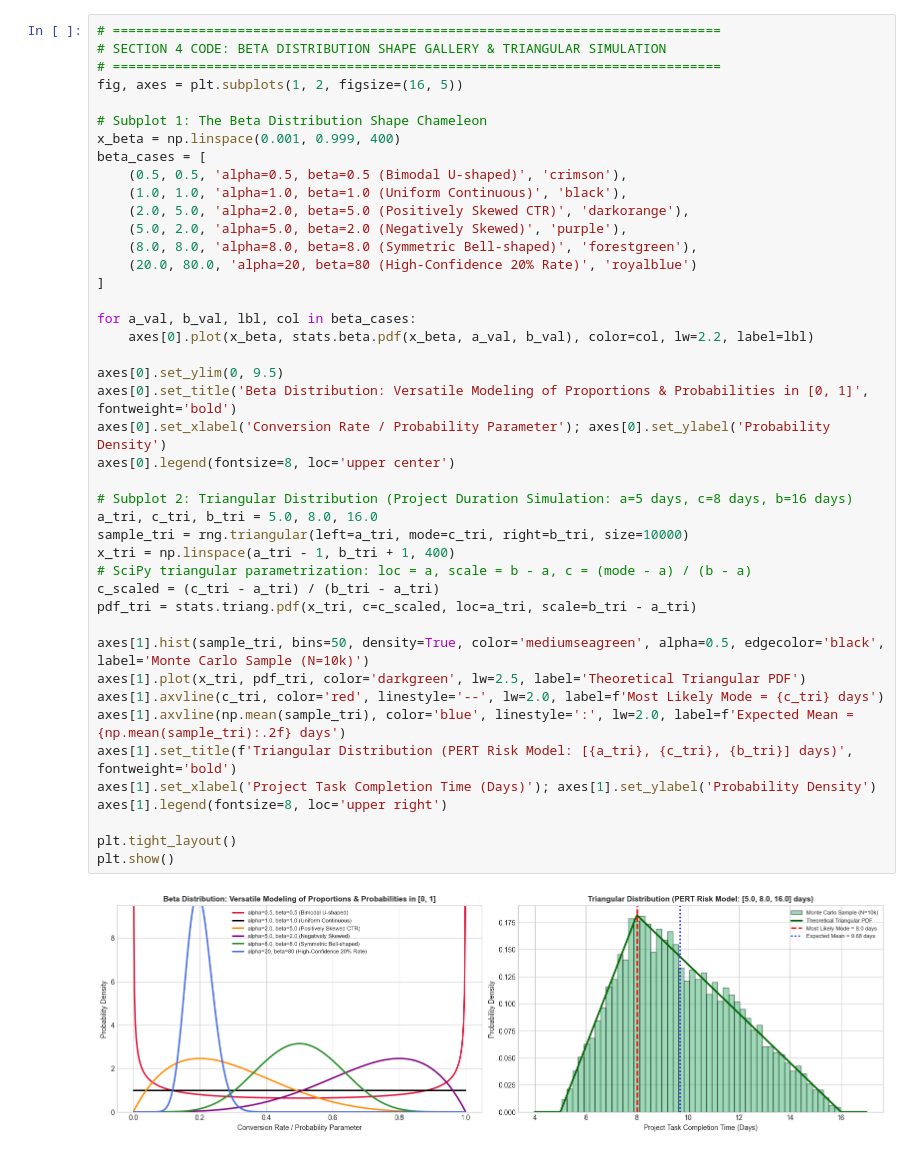
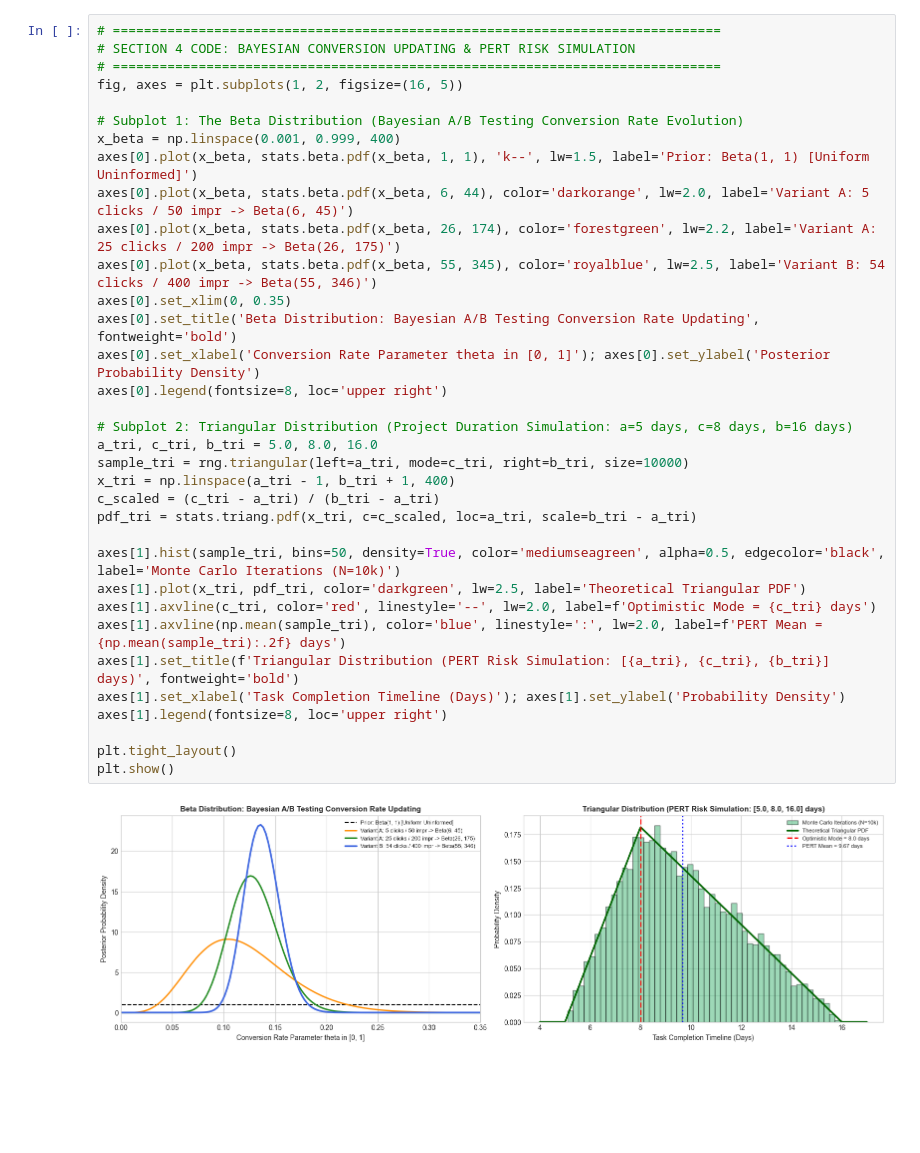
Before and after one commit to Abiads/CDAC-Data-Analytics, a Jupyter notebook: Day6/01_Continuous_Probability_Distributions.ipynb, the cells around one changed output. Cells and saved outputs as stored; diff of their text form; blank space fills up the shorter version.

```diff
--- a/Day6/01_Continuous_Probability_Distributions.ipynb
+++ b/Day6/01_Continuous_Probability_Distributions.ipynb
@@ -315,48 +371,39 @@ plt.show()
 # %%
 # ==============================================================================
-# SECTION 4 CODE: BETA DISTRIBUTION SHAPE GALLERY & TRIANGULAR SIMULATION
+# SECTION 4 CODE: BAYESIAN CONVERSION UPDATING & PERT RISK SIMULATION
 # ==============================================================================
 fig, axes = plt.subplots(1, 2, figsize=(16, 5))
 
-# Subplot 1: The Beta Distribution Shape Chameleon
+# Subplot 1: The Beta Distribution (Bayesian A/B Testing Conversion Rate Evolution)
 x_beta = np.linspace(0.001, 0.999, 400)
-beta_cases = [
-    (0.5, 0.5, 'alpha=0.5, beta=0.5 (Bimodal U-shaped)', 'crimson'),
-    (1.0, 1.0, 'alpha=1.0, beta=1.0 (Uniform Continuous)', 'black'),
-    (2.0, 5.0, 'alpha=2.0, beta=5.0 (Positively Skewed CTR)', 'darkorange'),
-    (5.0, 2.0, 'alpha=5.0, beta=2.0 (Negatively Skewed)', 'purple'),
-    (8.0, 8.0, 'alpha=8.0, beta=8.0 (Symmetric Bell-shaped)', 'forestgreen'),
-    (20.0, 80.0, 'alpha=20, beta=80 (High-Confidence 20% Rate)', 'royalblue')
-]
-
-for a_val, b_val, lbl, col in beta_cases:
-    axes[0].plot(x_beta, stats.beta.pdf(x_beta, a_val, b_val), color=col, lw=2.2, label=lbl)
-
-axes[0].set_ylim(0, 9.5)
-axes[0].set_title('Beta Distribution: Versatile Modeling of Proportions & Probabilities in [0, 1]', fontweight='bold')
-axes[0].set_xlabel('Conversion Rate / Probability Parameter'); axes[0].set_ylabel('Probability Density')
-axes[0].legend(fontsize=8, loc='upper center')
+axes[0].plot(x_beta, stats.beta.pdf(x_beta, 1, 1), 'k--', lw=1.5, label='Prior: Beta(1, 1) [Uniform Uninformed]')
+axes[0].plot(x_beta, stats.beta.pdf(x_beta, 6, 44), color='darkorange', lw=2.0, label='Variant A: 5 clicks / 50 impr -> Beta(6, 45)')
+axes[0].plot(x_beta, stats.beta.pdf(x_beta, 26, 174), color='forestgreen', lw=2.2, label='Variant A: 25 clicks / 200 impr -> Beta(26, 175)')
+axes[0].plot(x_beta, stats.beta.pdf(x_beta, 55, 345), color='royalblue', lw=2.5, label='Variant B: 54 clicks / 400 impr -> Beta(55, 346)')
+axes[0].set_xlim(0, 0.35)
+axes[0].set_title('Beta Distribution: Bayesian A/B Testing Conversion Rate Updating', fontweight='bold')
+axes[0].set_xlabel('Conversion Rate Parameter theta in [0, 1]'); axes[0].set_ylabel('Posterior Probability Density')
+axes[0].legend(fontsize=8, loc='upper right')
 
 # Subplot 2: Triangular Distribution (Project Duration Simulation: a=5 days, c=8 days, b=16 days)
 a_tri, c_tri, b_tri = 5.0, 8.0, 16.0
 sample_tri = rng.triangular(left=a_tri, mode=c_tri, right=b_tri, size=10000)
 x_tri = np.linspace(a_tri - 1, b_tri + 1, 400)
-# SciPy triangular parametrization: loc = a, scale = b - a, c = (mode - a) / (b - a)
 c_scaled = (c_tri - a_tri) / (b_tri - a_tri)
 pdf_tri = stats.triang.pdf(x_tri, c=c_scaled, loc=a_tri, scale=b_tri - a_tri)
 
-axes[1].hist(sample_tri, bins=50, density=True, color='mediumseagreen', alpha=0.5, edgecolor='black', label='Monte Carlo Sample (N=10k)')
+axes[1].hist(sample_tri, bins=50, density=True, color='mediumseagreen', alpha=0.5, edgecolor='black', label='Monte Carlo Iterations (N=10k)')
 axes[1].plot(x_tri, pdf_tri, color='darkgreen', lw=2.5, label='Theoretical Triangular PDF')
-axes[1].axvline(c_tri, color='red', linestyle='--', lw=2.0, label=f'Most Likely Mode = {c_tri} days')
-axes[1].axvline(np.mean(sample_tri), color='blue', linestyle=':', lw=2.0, label=f'Expected Mean = {np.mean(sample_tri):.2f} days')
-axes[1].set_title(f'Triangular Distribution (PERT Risk Model: [{a_tri}, {c_tri}, {b_tri}] days)', fontweight='bold')
-axes[1].set_xlabel('Project Task Completion Time (Days)'); axes[1].set_ylabel('Probability Density')
+axes[1].axvline(c_tri, color='red', linestyle='--', lw=2.0, label=f'Optimistic Mode = {c_tri} days')
+axes[1].axvline(np.mean(sample_tri), color='blue', linestyle=':', lw=2.0, label=f'PERT Mean = {np.mean(sample_tri):.2f} days')
+axes[1].set_title(f'Triangular Distribution (PERT Risk Simulation: [{a_tri}, {c_tri}, {b_tri}] days)', fontweight='bold')
+axes[1].set_xlabel('Task Completion Timeline (Days)'); axes[1].set_ylabel('Probability Density')
 axes[1].legend(fontsize=8, loc='upper right')
 
 plt.tight_layout()
 plt.show()
 # %% [output]
-[figure, old version]
+[figure, new version]
 # %% [markdown]
 ## 5. Heavy-Tailed & Specialized Symmetric Distributions
 
```
Also changed, not shown: parts of 15 cells of this notebook, 1 other file.
